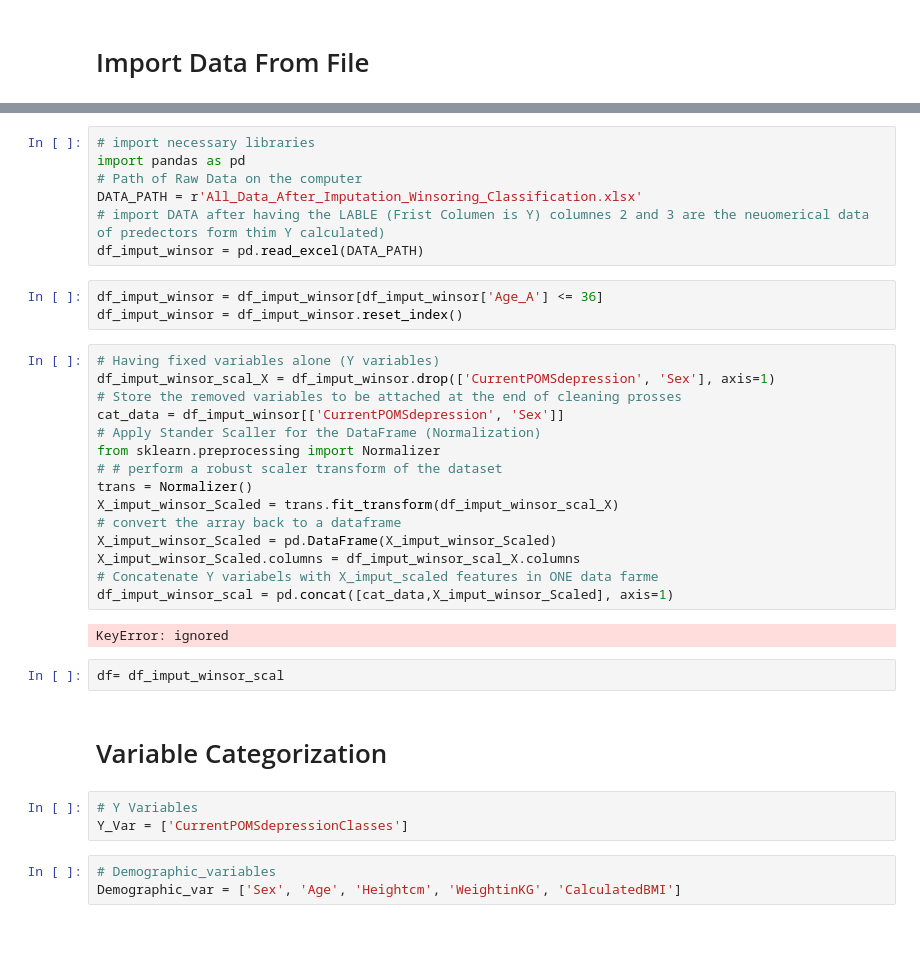
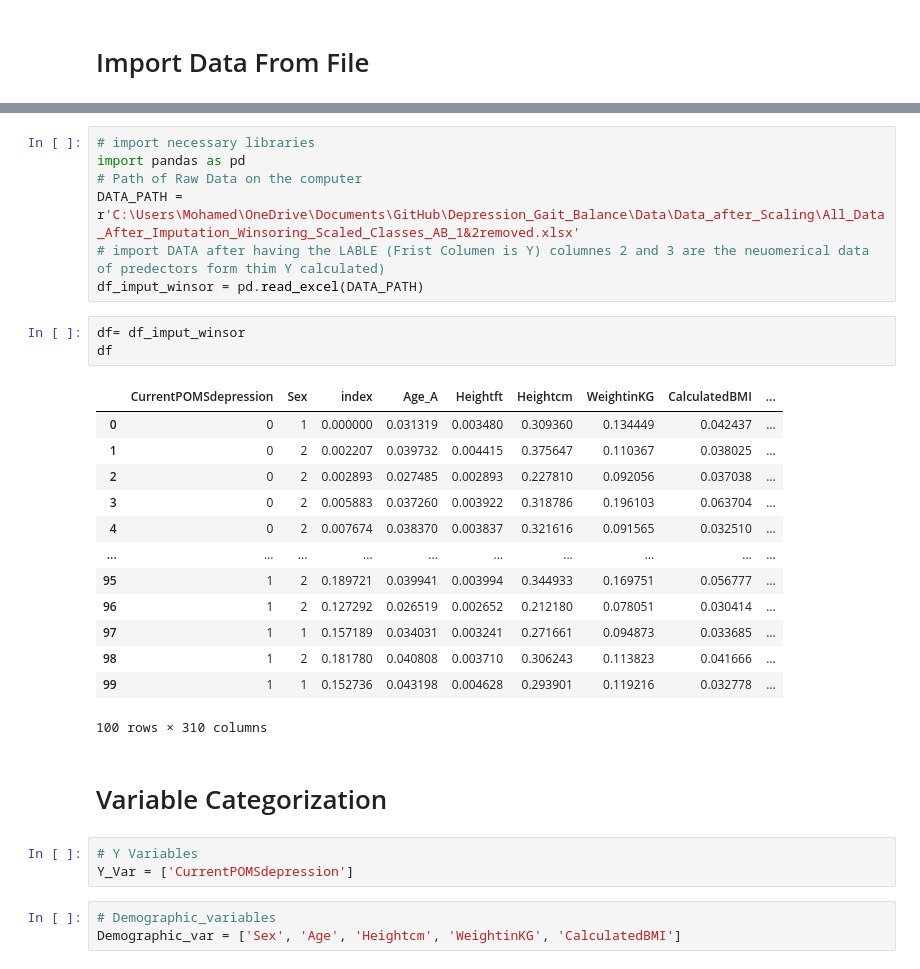
Before and after one commit to DrAhmedTorad/Depression_Gait_Balance, a Jupyter notebook: Notebooks/3 Data Categorization and classification modelling.ipynb, the cells around one changed output, grey strips where cells are left out. Saved outputs shown, nothing was run; the diff lists cells and outputs as text; blank space fills up the shorter version.

```diff
--- a/Notebooks/3 Data Categorization and classification modelling.ipynb
+++ b/Notebooks/3 Data Categorization and classification modelling.ipynb
@@ -12,36 +6,31 @@ Saving All_Data_After_Imputation_Winsoring_Classification.xlsx to All_Data_After
 # import necessary libraries
 import pandas as pd
 # Path of Raw Data on the computer
-DATA_PATH = r'All_Data_After_Imputation_Winsoring_Classification.xlsx'
+DATA_PATH = r'C:\Users\Mohamed\OneDrive\Documents\GitHub\Depression_Gait_Balance\Data\Data_after_Scaling\All_Data_After_Imputation_Winsoring_Scaled_Classes_AB_1&2removed.xlsx'
 # import DATA after having the LABLE (Frist Columen is Y) columnes 2 and 3 are the neuomerical data of predectors form thim Y calculated)
 df_imput_winsor = pd.read_excel(DATA_PATH)
-# %%
-df_imput_winsor = df_imput_winsor[df_imput_winsor['Age_A'] <= 36]
-df_imput_winsor = df_imput_winsor.reset_index()
-# %%
-# Having fixed variables alone (Y variables)
-df_imput_winsor_scal_X = df_imput_winsor.drop(['CurrentPOMSdepression', 'Sex'], axis=1)
-# Store the removed variables to be attached at the end of cleaning prosses
-cat_data = df_imput_winsor[['CurrentPOMSdepression', 'Sex']]
-# Apply Stander Scaller for the DataFrame (Normalization)
-from sklearn.preprocessing import Normalizer
-# # perform a robust scaler transform of the dataset
-trans = Normalizer()
-X_imput_winsor_Scaled = trans.fit_transform(df_imput_winsor_scal_X)
-# convert the array back to a dataframe
-X_imput_winsor_Scaled = pd.DataFrame(X_imput_winsor_Scaled)
-X_imput_winsor_Scaled.columns = df_imput_winsor_scal_X.columns
-# Concatenate Y variabels with X_imput_scaled features in ONE data farme
-df_imput_winsor_scal = pd.concat([cat_data,X_imput_winsor_Scaled], axis=1)
-# %% [output]
-KeyError: ignored
-# %%
-df= df_imput_winsor_scal
+# %%
+df= df_imput_winsor
+df
+# %% [output]
+|  | CurrentPOMSdepression | Sex | index | Age_A | Heightft | Heightcm | WeightinKG | CalculatedBMI | ... |
+| 0 | 0 | 1 | 0.000000 | 0.031319 | 0.003480 | 0.309360 | 0.134449 | 0.042437 | ... |
+| 1 | 0 | 2 | 0.002207 | 0.039732 | 0.004415 | 0.375647 | 0.110367 | 0.038025 | ... |
+| 2 | 0 | 2 | 0.002893 | 0.027485 | 0.002893 | 0.227810 | 0.092056 | 0.037038 | ... |
+| 3 | 0 | 2 | 0.005883 | 0.037260 | 0.003922 | 0.318786 | 0.196103 | 0.063704 | ... |
+| 4 | 0 | 2 | 0.007674 | 0.038370 | 0.003837 | 0.321616 | 0.091565 | 0.032510 | ... |
+| ... | ... | ... | ... | ... | ... | ... | ... | ... | ... |
+| 95 | 1 | 2 | 0.189721 | 0.039941 | 0.003994 | 0.344933 | 0.169751 | 0.056777 | ... |
+| 96 | 1 | 2 | 0.127292 | 0.026519 | 0.002652 | 0.212180 | 0.078051 | 0.030414 | ... |
+| 97 | 1 | 1 | 0.157189 | 0.034031 | 0.003241 | 0.271661 | 0.094873 | 0.033685 | ... |
+| 98 | 1 | 2 | 0.181780 | 0.040808 | 0.003710 | 0.306243 | 0.113823 | 0.041666 | ... |
+| 99 | 1 | 1 | 0.152736 | 0.043198 | 0.004628 | 0.293901 | 0.119216 | 0.032778 | ... |
+100 rows × 310 columns
 # %% [markdown]
 # Variable Categorization
 # %%
 # Y Variables
-Y_Var = ['CurrentPOMSdepressionClasses']
+Y_Var = ['CurrentPOMSdepression']
 # %%
 # Demographic_variables
 Demographic_var = ['Sex', 'Age', 'Heightcm', 'WeightinKG', 'CalculatedBMI']
```
Also changed, not shown: parts of 6 cells of this notebook.
